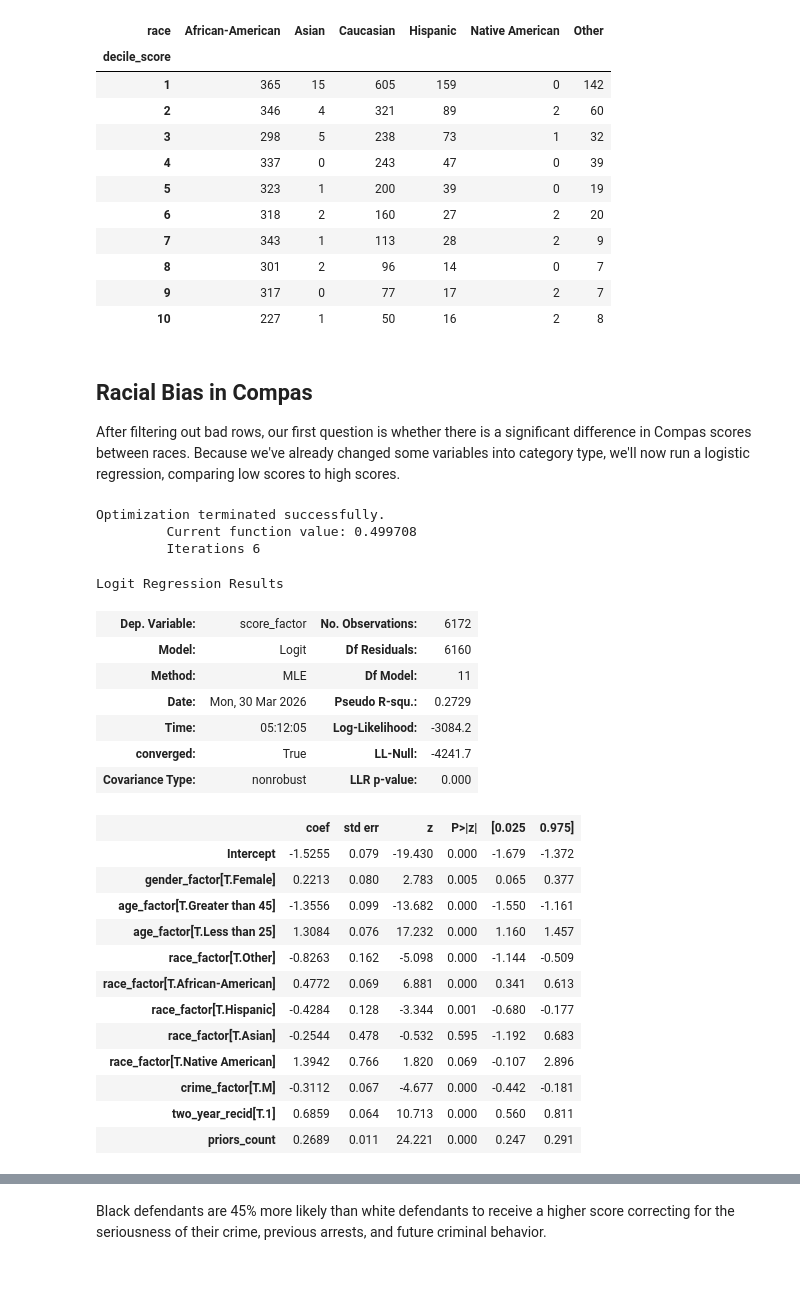
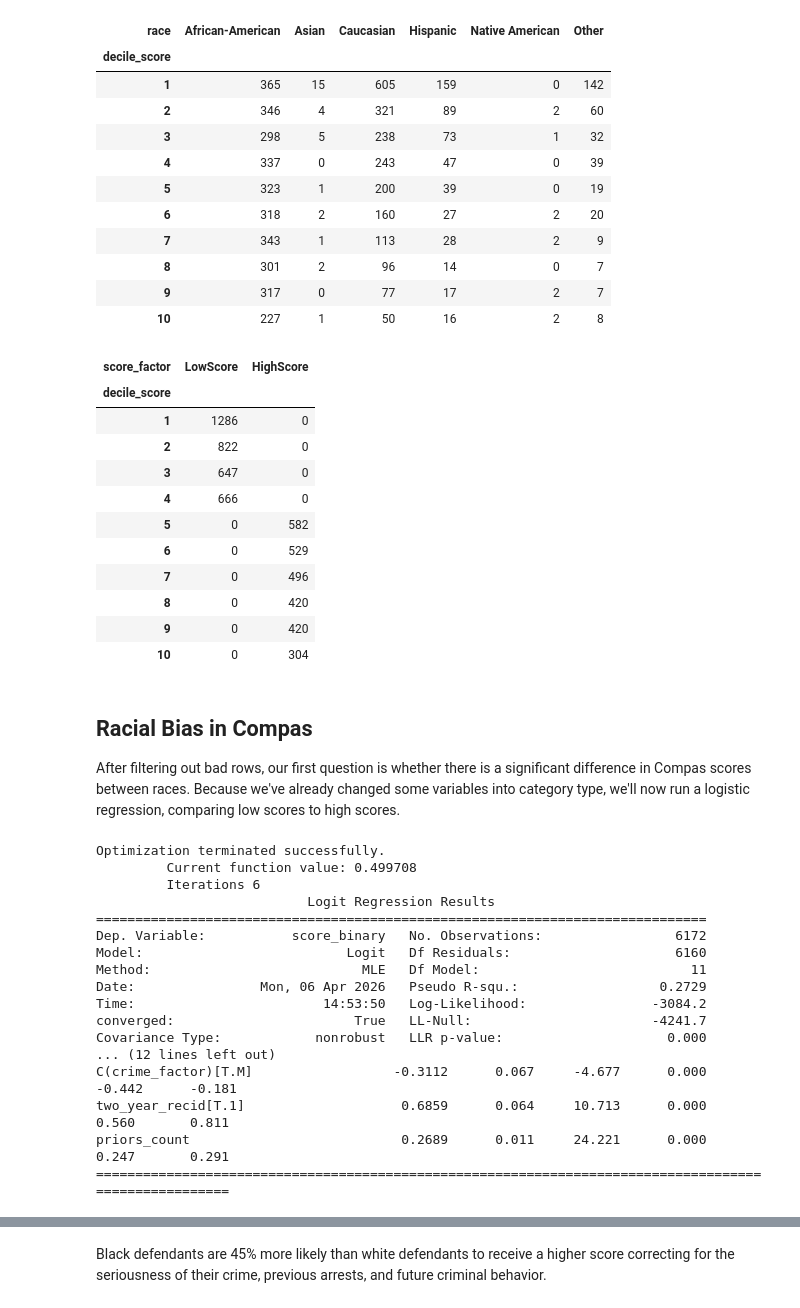
Before and after one commit to isambilo/rML, a Jupyter notebook: ASSN02_COMPAS.ipynb, the cells around one changed output, grey strips where cells are left out. Cells and saved outputs as stored; diff of their text form; code cells hidden in the pictures; blank space fills up the shorter version.

```diff
--- a/ASSN02_COMPAS.ipynb
+++ b/ASSN02_COMPAS.ipynb
@@ -246,39 +267,61 @@ pd.crosstab(df["decile_score"], df["race"])
 | 8 | 301 | 2 | 96 | 14 | 0 | 7 |
 | 9 | 317 | 0 | 77 | 17 | 2 | 7 |
 | 10 | 227 | 1 | 50 | 16 | 2 | 8 |
+# %%
+pd.crosstab(df["decile_score"], df["score_factor"])
+# %% [output]
+| score_factor | LowScore | HighScore |
+| decile_score |  |  |
+| 1 | 1286 | 0 |
+| 2 | 822 | 0 |
+| 3 | 647 | 0 |
+| 4 | 666 | 0 |
+| 5 | 0 | 582 |
+| 6 | 0 | 529 |
+| 7 | 0 | 496 |
+| 8 | 0 | 420 |
+| 9 | 0 | 420 |
+| 10 | 0 | 304 |
 # %% [markdown]
 ## Racial Bias in Compas
 
 After filtering out bad rows, our first question is whether there is a significant difference in Compas scores between races. Because we've already changed some variables into category type, we'll now run a logistic regression, comparing low scores to high scores.
 # %%
+import statsmodels.formula.api as smf
+
+# Make binary outcome
+df["score_binary"] = (df["score_factor"] == "HighScore").astype(int)
+
+# Fit logistic regression
 model_glm = smf.logit(
-    "score_factor ~ gender_factor + age_factor + race_factor + priors_count + crime_factor + two_year_recid",
+    formula="""
+    score_binary ~
+    C(gender_factor) +
+    C(age_factor) +
+    C(race_factor) +
+    priors_count +
+    C(crime_factor) +
+    two_year_recid
+    """,
     data=df
 ).fit()
 
-model_glm.summary()
+print(model_glm.summary())
 # %% [output]
 Optimization terminated successfully.
          Current function value: 0.499708
          Iterations 6
+                           Logit Regression Results
+==============================================================================
+Dep. Variable:           score_binary   No. Observations:                 6172
+Model:                          Logit   Df Residuals:                     6160
+Method:                           MLE   Df Model:                           11
+Date:                Mon, 06 Apr 2026   Pseudo R-squ.:                  0.2729
+Time:                        14:53:50   Log-Likelihood:                -3084.2
+converged:                       True   LL-Null:                       -4241.7
+Covariance Type:            nonrobust   LLR p-value:                     0.000
+... (12 lines left out)
+C(crime_factor)[T.M]                  -0.3112      0.067     -4.677      0.000      -0.442      -0.181
+two_year_recid[T.1]                    0.6859      0.064     10.713      0.000       0.560       0.811
+priors_count                           0.2689      0.011     24.221      0.000       0.247       0.291
+======================================================================================================
-Logit Regression Results
-| Dep. Variable: | score_factor | No. Observations: | 6172 |
-| Model: | Logit | Df Residuals: | 6160 |
-| Method: | MLE | Df Model: | 11 |
-| Date: | Mon, 30 Mar 2026 | Pseudo R-squ.: | 0.2729 |
-| Time: | 05:12:05 | Log-Likelihood: | -3084.2 |
-| converged: | True | LL-Null: | -4241.7 |
-| Covariance Type: | nonrobust | LLR p-value: | 0.000 |
-|  | coef | std err | z | P>|z| | [0.025 | 0.975] |
-| Intercept | -1.5255 | 0.079 | -19.430 | 0.000 | -1.679 | -1.372 |
-| gender_factor[T.Female] | 0.2213 | 0.080 | 2.783 | 0.005 | 0.065 | 0.377 |
-| age_factor[T.Greater than 45] | -1.3556 | 0.099 | -13.682 | 0.000 | -1.550 | -1.161 |
-| age_factor[T.Less than 25] | 1.3084 | 0.076 | 17.232 | 0.000 | 1.160 | 1.457 |
-| race_factor[T.Other] | -0.8263 | 0.162 | -5.098 | 0.000 | -1.144 | -0.509 |
-| race_factor[T.African-American] | 0.4772 | 0.069 | 6.881 | 0.000 | 0.341 | 0.613 |
-| race_factor[T.Hispanic] | -0.4284 | 0.128 | -3.344 | 0.001 | -0.680 | -0.177 |
-| race_factor[T.Asian] | -0.2544 | 0.478 | -0.532 | 0.595 | -1.192 | 0.683 |
-| race_factor[T.Native American] | 1.3942 | 0.766 | 1.820 | 0.069 | -0.107 | 2.896 |
-| crime_factor[T.M] | -0.3112 | 0.067 | -4.677 | 0.000 | -0.442 | -0.181 |
-| two_year_recid[T.1] | 0.6859 | 0.064 | 10.713 | 0.000 | 0.560 | 0.811 |
-| priors_count | 0.2689 | 0.011 | 24.221 | 0.000 | 0.247 | 0.291 |
```
Also changed, not shown: parts of 52 cells of this notebook.
